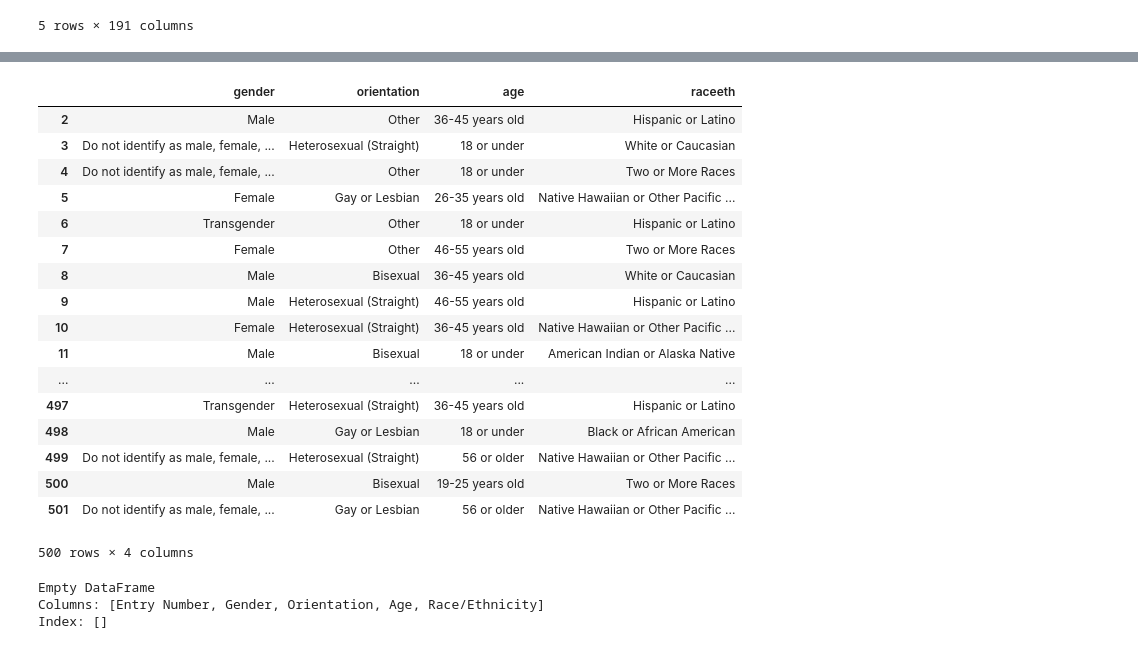
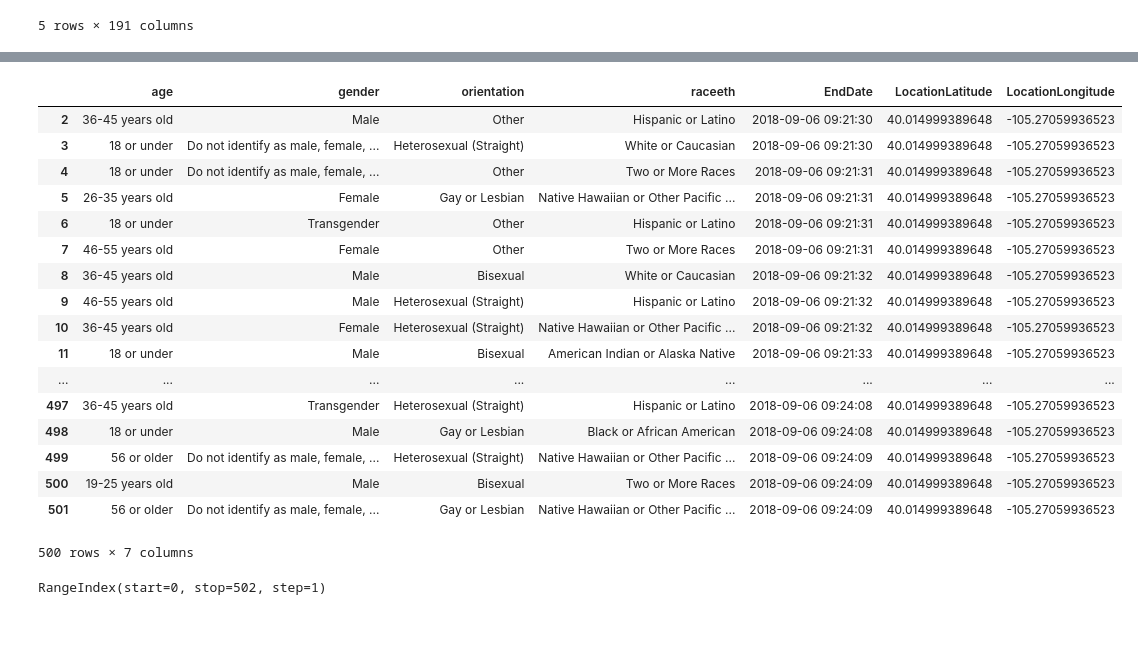
Before and after one commit to Kerstimcgee/DataVis-Concept-CU, a Jupyter notebook: QualtricsData.ipynb, the cells around one changed output, grey strips where cells are left out. Cells and saved outputs as stored; diff of their text form; code cells hidden in the pictures.

```diff
--- a/QualtricsData.ipynb
+++ b/QualtricsData.ipynb
@@ -81,29 +101,25 @@ Length: 191, dtype: object
 # %%
-df[['gender','orientation','age','raceeth']][2:]
+df[['age','gender','orientation','raceeth','EndDate','LocationLatitude','LocationLongitude']][2:502]
 # %% [output]
-|  | gender | orientation | age | raceeth |
-| 2 | Male | Other | 36-45 years old | Hispanic or Latino |
-| 3 | Do not identify as male, female, ... | Heterosexual (Straight) | 18 or under | White or Caucasian |
-| 4 | Do not identify as male, female, ... | Other | 18 or under | Two or More Races |
-| 5 | Female | Gay or Lesbian | 26-35 years old | Native Hawaiian or Other Pacific ... |
-| 6 | Transgender | Other | 18 or under | Hispanic or Latino |
-| 7 | Female | Other | 46-55 years old | Two or More Races |
-| 8 | Male | Bisexual | 36-45 years old | White or Caucasian |
-| 9 | Male | Heterosexual (Straight) | 46-55 years old | Hispanic or Latino |
-| 10 | Female | Heterosexual (Straight) | 36-45 years old | Native Hawaiian or Other Pacific ... |
-| 11 | Male | Bisexual | 18 or under | American Indian or Alaska Native |
-| ... | ... | ... | ... | ... |
-| 497 | Transgender | Heterosexual (Straight) | 36-45 years old | Hispanic or Latino |
-| 498 | Male | Gay or Lesbian | 18 or under | Black or African American |
-| 499 | Do not identify as male, female, ... | Heterosexual (Straight) | 56 or older | Native Hawaiian or Other Pacific ... |
-| 500 | Male | Bisexual | 19-25 years old | Two or More Races |
-| 501 | Do not identify as male, female, ... | Gay or Lesbian | 56 or older | Native Hawaiian or Other Pacific ... |
+|  | age | gender | orientation | raceeth | EndDate | LocationLatitude | LocationLongitude |
+| 2 | 36-45 years old | Male | Other | Hispanic or Latino | 2018-09-06 09:21:30 | 40.014999389648 | -105.27059936523 |
+| 3 | 18 or under | Do not identify as male, female, ... | Heterosexual (Straight) | White or Caucasian | 2018-09-06 09:21:30 | 40.014999389648 | -105.27059936523 |
+| 4 | 18 or under | Do not identify as male, female, ... | Other | Two or More Races | 2018-09-06 09:21:31 | 40.014999389648 | -105.27059936523 |
+| 5 | 26-35 years old | Female | Gay or Lesbian | Native Hawaiian or Other Pacific ... | 2018-09-06 09:21:31 | 40.014999389648 | -105.27059936523 |
+| 6 | 18 or under | Transgender | Other | Hispanic or Latino | 2018-09-06 09:21:31 | 40.014999389648 | -105.27059936523 |
+| 7 | 46-55 years old | Female | Other | Two or More Races | 2018-09-06 09:21:31 | 40.014999389648 | -105.27059936523 |
+| 8 | 36-45 years old | Male | Bisexual | White or Caucasian | 2018-09-06 09:21:32 | 40.014999389648 | -105.27059936523 |
+| 9 | 46-55 years old | Male | Heterosexual (Straight) | Hispanic or Latino | 2018-09-06 09:21:32 | 40.014999389648 | -105.27059936523 |
+| 10 | 36-45 years old | Female | Heterosexual (Straight) | Native Hawaiian or Other Pacific ... | 2018-09-06 09:21:32 | 40.014999389648 | -105.27059936523 |
+| 11 | 18 or under | Male | Bisexual | American Indian or Alaska Native | 2018-09-06 09:21:33 | 40.014999389648 | -105.27059936523 |
+| ... | ... | ... | ... | ... | ... | ... | ... |
+| 497 | 36-45 years old | Transgender | Heterosexual (Straight) | Hispanic or Latino | 2018-09-06 09:24:08 | 40.014999389648 | -105.27059936523 |
+| 498 | 18 or under | Male | Gay or Lesbian | Black or African American | 2018-09-06 09:24:08 | 40.014999389648 | -105.27059936523 |
+| 499 | 56 or older | Do not identify as male, female, ... | Heterosexual (Straight) | Native Hawaiian or Other Pacific ... | 2018-09-06 09:24:09 | 40.014999389648 | -105.27059936523 |
+| 500 | 19-25 years old | Male | Bisexual | Two or More Races | 2018-09-06 09:24:09 | 40.014999389648 | -105.27059936523 |
+| 501 | 56 or older | Do not identify as male, female, ... | Gay or Lesbian | Native Hawaiian or Other Pacific ... | 2018-09-06 09:24:09 | 40.014999389648 | -105.27059936523 |
-500 rows × 4 columns
+500 rows × 7 columns
-# %%
-import numpy as np
-df1 = pd.DataFrame(columns=['Entry Number','Gender','Orientation','Age','Race/Ethnicity'])
-print(df1)
-# %% [output]
-Empty DataFrame
-Columns: [Entry Number, Gender, Orientation, Age, Race/Ethnicity]
-Index: []
+# %%
+df.index
+# %% [output]
+RangeIndex(start=0, stop=502, step=1)
```
Also changed, not shown: parts of 9 cells of this notebook, 6 other files.
